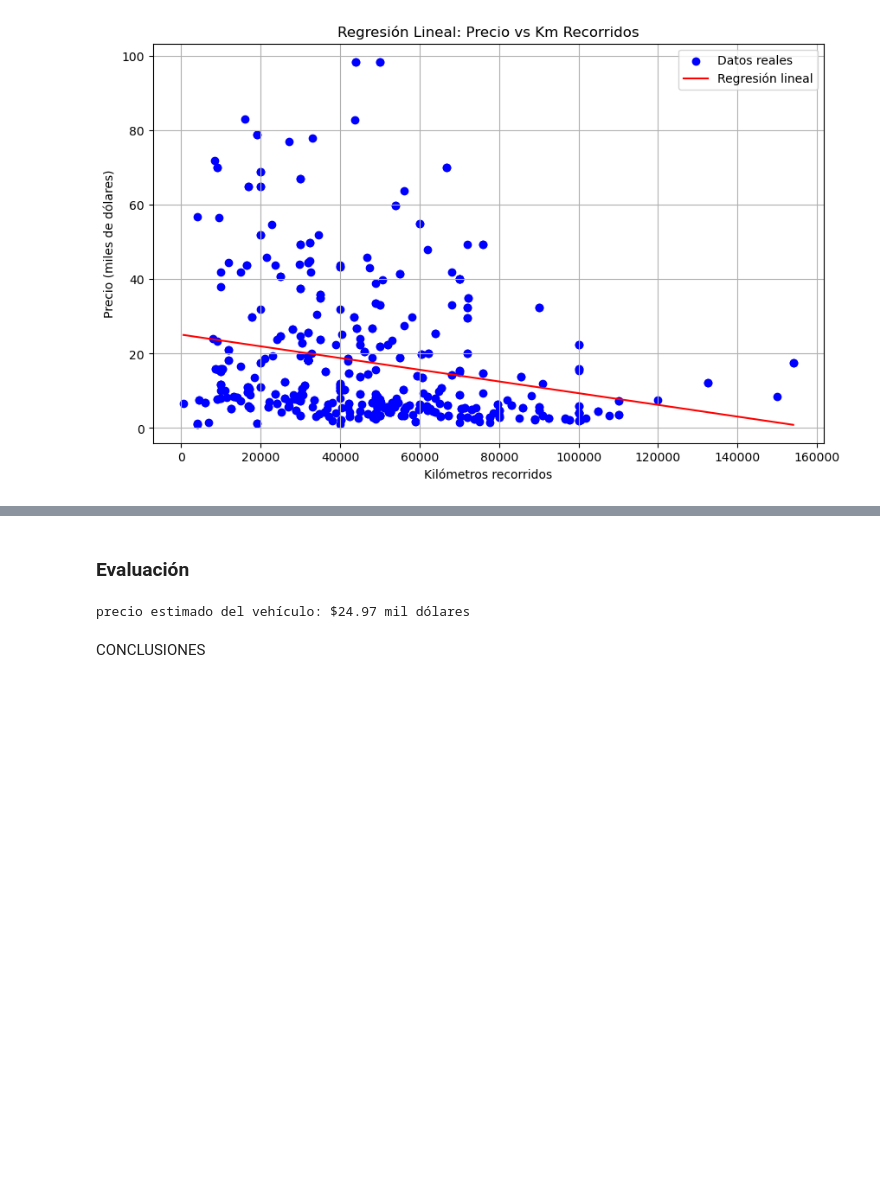
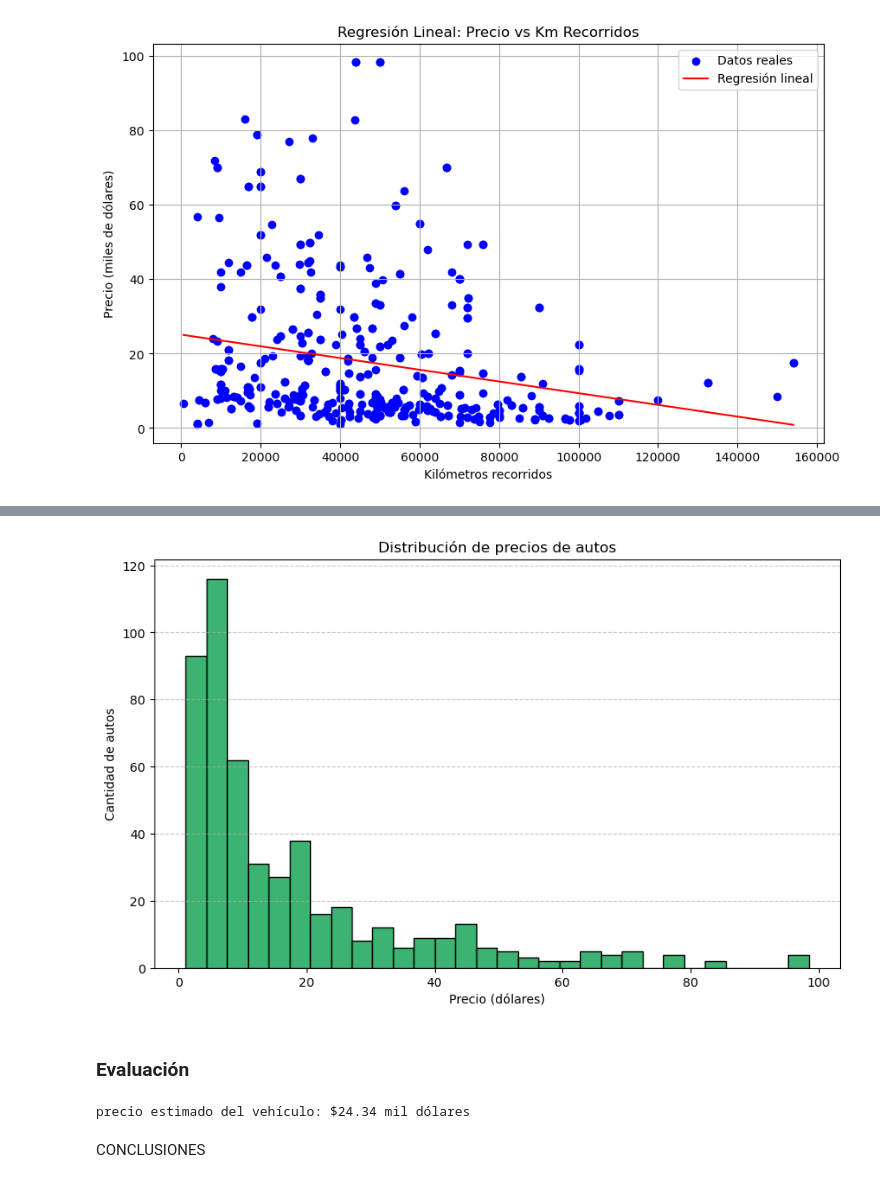
Before and after one commit to leop-contreras/IA-Parcial2, a Jupyter notebook: main.ipynb, the cells around one changed output, grey strips where cells are left out. Drawn from its saved outputs; the diff is of its cells as text; code cells hidden in the pictures; blank space fills up the shorter version.

```diff
--- a/main.ipynb
+++ b/main.ipynb
@@ -330,3 +368,16 @@ plt.show()
+# %%
+
+#ver como se distribuyen los precios de los autos
+
+plt.figure(figsize=(10, 6))
+plt.hist(df['precio_dolares(miles)'], bins=30, color='mediumseagreen', edgecolor='black')
+plt.title('Distribución de precios de autos')
+plt.xlabel('Precio (dólares)')
+plt.ylabel('Cantidad de autos')
+plt.grid(axis='y', linestyle='--', alpha=0.7)
+plt.show()
+# %% [output]
+[figure, added]
 # %% [markdown]
 ### Evaluación
 # %%
@@ -336,11 +387,11 @@ def predecir_precio():
         prediccion = modelo.predict([[km]])
         print(f"precio estimado del vehículo: ${prediccion[0]:.2f} mil dólares")
     except:
-        print("Por favor, ingresa un número válido para los kilómetros recorridos.")
+        print("ingresa un número válido para los kilómetros recorridos.")
 
 predecir_precio()
 # %% [output]
-precio estimado del vehículo: $24.97 mil dólares
+precio estimado del vehículo: $24.34 mil dólares
 # %% [markdown]
 CONCLUSIONES
 # %% [markdown]
```
Also changed, not shown: parts of 2 cells of this notebook.
